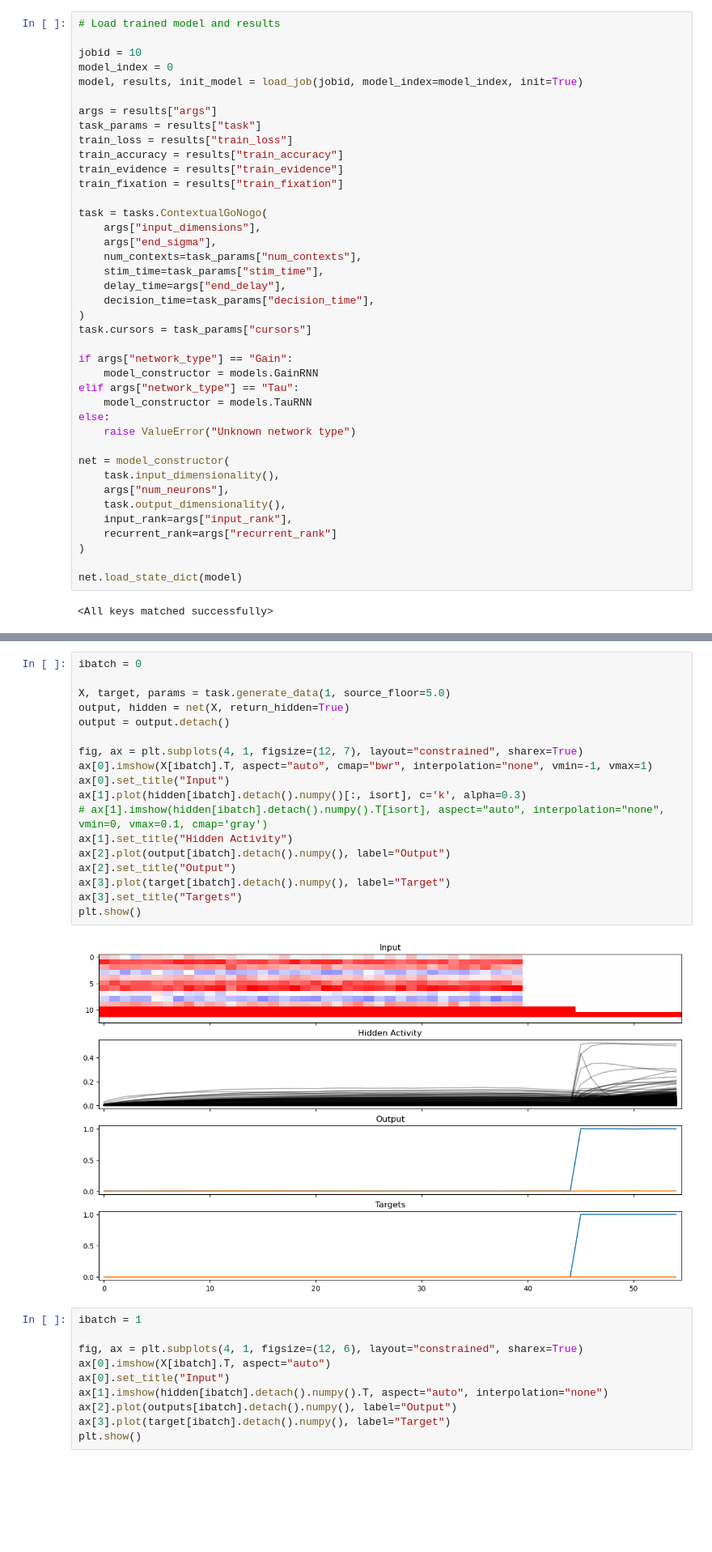
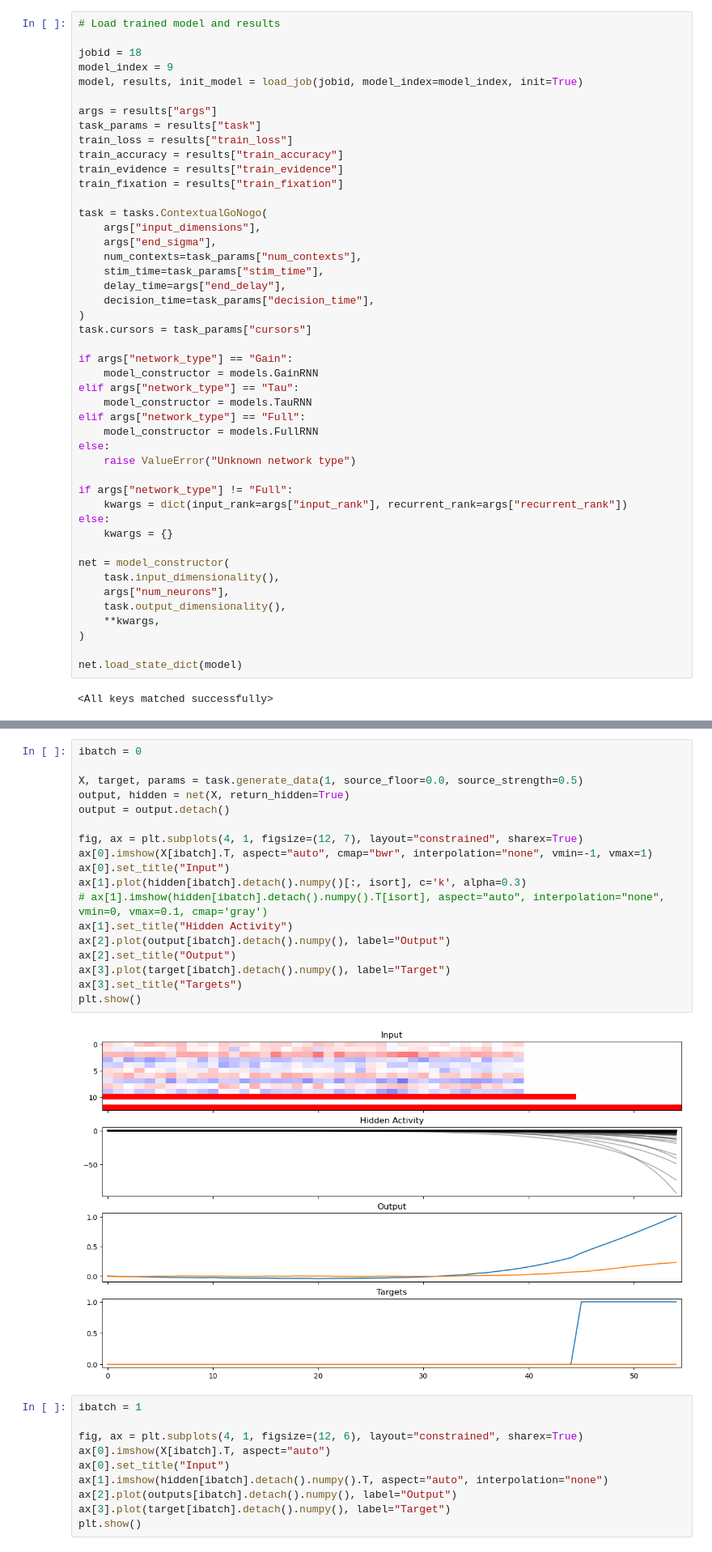
Before and after one commit to landoskape/mcn2024-psets, a Jupyter notebook: intrinsic-excitability/task.ipynb, the cells around one changed output, grey strips where cells are left out. Shown at 81% size. Cells and saved outputs as stored; diff of their text form; blank space fills up the shorter version.

Commit message:
testing and plotting

```diff
--- a/intrinsic-excitability/task.ipynb
+++ b/intrinsic-excitability/task.ipynb
@@ -79,8 +79,8 @@ KeyboardInterrupt:
 # %%
 # Load trained model and results
 
-jobid = 10
-model_index = 0
+jobid = 18
+model_index = 9
 model, results, init_model = load_job(jobid, model_index=model_index, init=True)
 
 args = results["args"]
@@ -104,15 +104,21 @@ if args["network_type"] == "Gain":
     model_constructor = models.GainRNN
 elif args["network_type"] == "Tau":
     model_constructor = models.TauRNN
+elif args["network_type"] == "Full":
+    model_constructor = models.FullRNN
 else:
     raise ValueError("Unknown network type")
+
+if args["network_type"] != "Full":
+    kwargs = dict(input_rank=args["input_rank"], recurrent_rank=args["recurrent_rank"])
+else:
+    kwargs = {}
 
 net = model_constructor(
     task.input_dimensionality(),
     args["num_neurons"],
     task.output_dimensionality(),
-    input_rank=args["input_rank"],
-    recurrent_rank=args["recurrent_rank"]
+    **kwargs,
 )
 
 net.load_state_dict(model)
@@ -140,23 +160,23 @@ isort = rm.isort
 # %%
 ibatch = 0
 
-X, target, params = task.generate_data(1, source_floor=5.0)
+X, target, params = task.generate_data(1, source_floor=0.0, source_strength=0.5)
 output, hidden = net(X, return_hidden=True)
 output = output.detach()
 
 fig, ax = plt.subplots(4, 1, figsize=(12, 7), layout="constrained", sharex=True)
 ax[0].imshow(X[ibatch].T, aspect="auto", cmap="bwr", interpolation="none", vmin=-1, vmax=1)
 ax[0].set_title("Input")
 ax[1].plot(hidden[ibatch].detach().numpy()[:, isort], c='k', alpha=0.3)
 # ax[1].imshow(hidden[ibatch].detach().numpy().T[isort], aspect="auto", interpolation="none", vmin=0, vmax=0.1, cmap='gray')
 ax[1].set_title("Hidden Activity")
 ax[2].plot(output[ibatch].detach().numpy(), label="Output")
 ax[2].set_title("Output")
 ax[3].plot(target[ibatch].detach().numpy(), label="Target")
 ax[3].set_title("Targets")
 plt.show()
 # %% [output]
-[figure, old version]
+[figure, new version]
 # %%
 ibatch = 1
 
```
Also changed, not shown: parts of 3 cells of this notebook, 1 other file.
